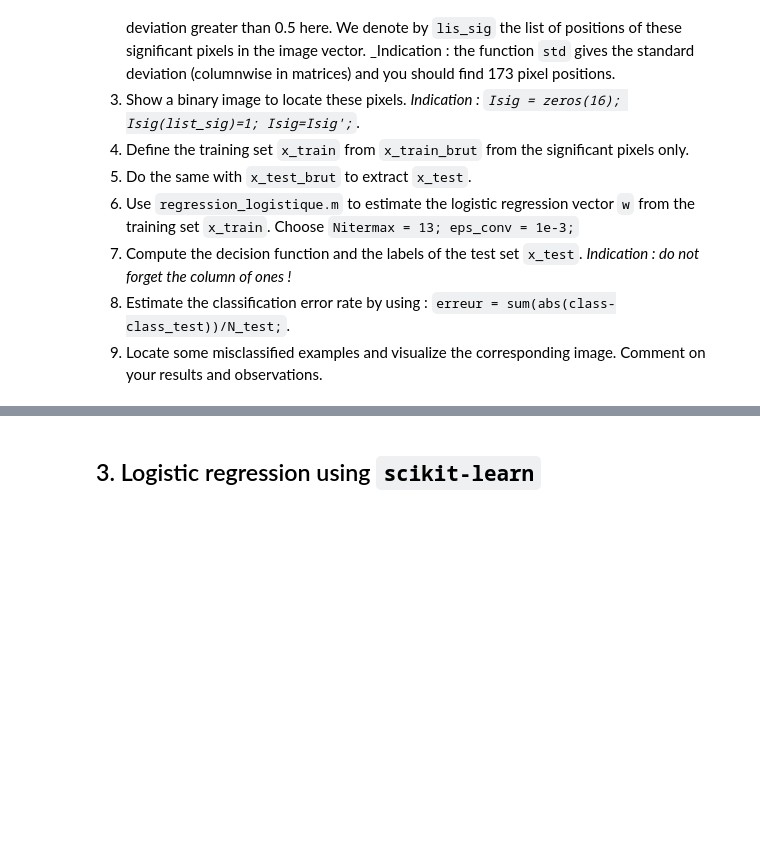
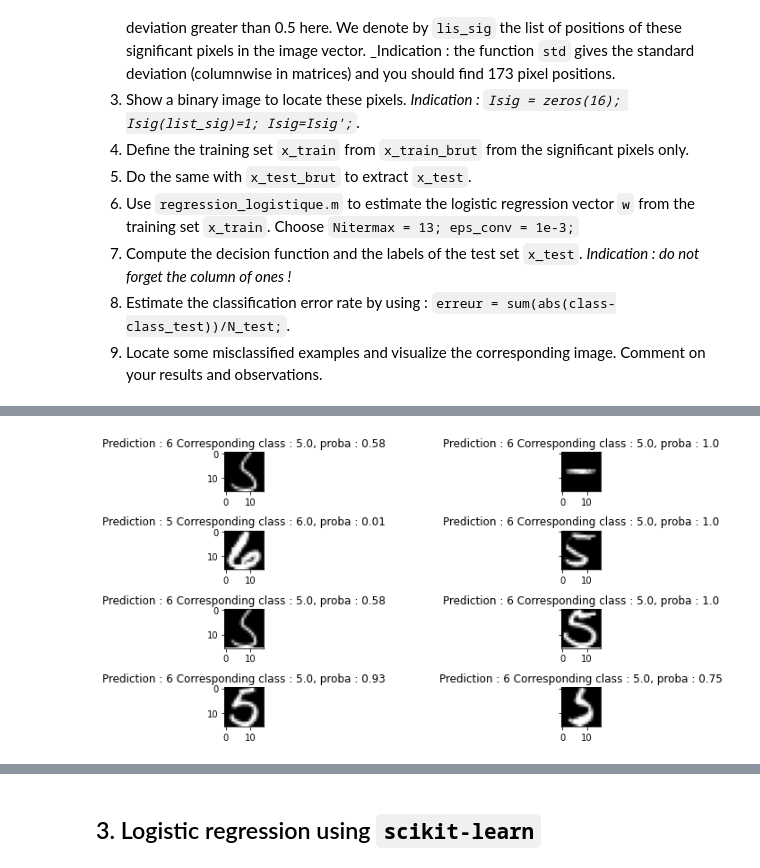
Before and after one commit to jeremdesno/python_sdia, a Jupyter notebook: TP A&D/TP3/TP3_archive/TP3_logistic_regression.ipynb, the cells around one changed output, grey strips where cells are left out. Drawn from its saved outputs; the diff is of its cells as text; code cells hidden in the pictures; blank space fills up the shorter version.

```diff
--- a/TP A&D/TP3/TP3_archive/TP3_logistic_regression.ipynb
+++ b/TP A&D/TP3/TP3_archive/TP3_logistic_regression.ipynb
@@ -239,0 +367,33 @@ Comment on your results and observations.
+# %%
+# ON récupère les indexs des images mal classifiées
+lis_err = np.where(abs(y_test_pred-class_test) ==1)[0]
+lis_err[0].shape
+
+#On récupère la valeur de leur feature, leur classe, leur proba, la prédiction associé
+x_test_mc = x_test[lis_err, 1:]
+class_test_mc = class_test[lis_err]
+prob_value_mc = y[lis_err]
+pred_mc = y_test_pred[lis_err]
+# %%
+fig, axes = plt.subplots(4, 2, figsize=(15, 5), sharey=True)
+
+for i in range(4):
+    for j in range(2):
+        # on sélectionne une image aléatoire parmi les image mals classés
+        image = random.randint(x_test_mc.shape[0])
+        #on créer une image noire
+        rev_image = -np.ones((256, 1))
+        # on sélection les features de l'image mal classifié qui ont servi à l'entrainement
+        s_pixel = x_test_mc[image, :]
+        # on superpose ces features à l'images noires pour reconstitués une image
+        rev_image[lis_sig] = s_pixel[:, newaxis]
+        rev_image = reshape(rev_image,(16,16))
+
+        # affichage
+        axes[i][j].imshow(rev_image,cmap='gray')
+        axes[i][j].set_title(f'Prediction : {pred_mc[image]+5} Corresponding class : {class_test_mc[image]+5}, proba : {prob_value_mc[image].round(2)}')
+
+plt.tight_layout()
+plt.show()
+# %% [output]
+[figure, added]
```
Also changed, not shown: parts of 44 cells of this notebook.
